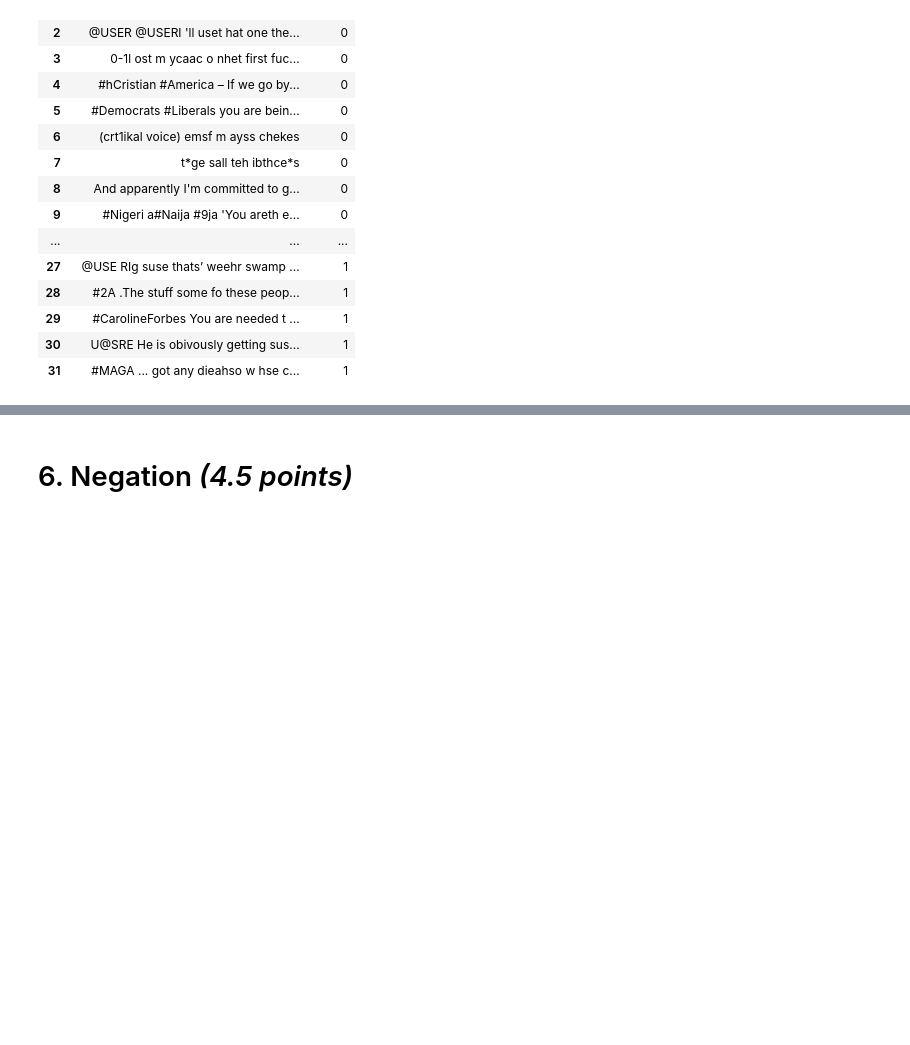
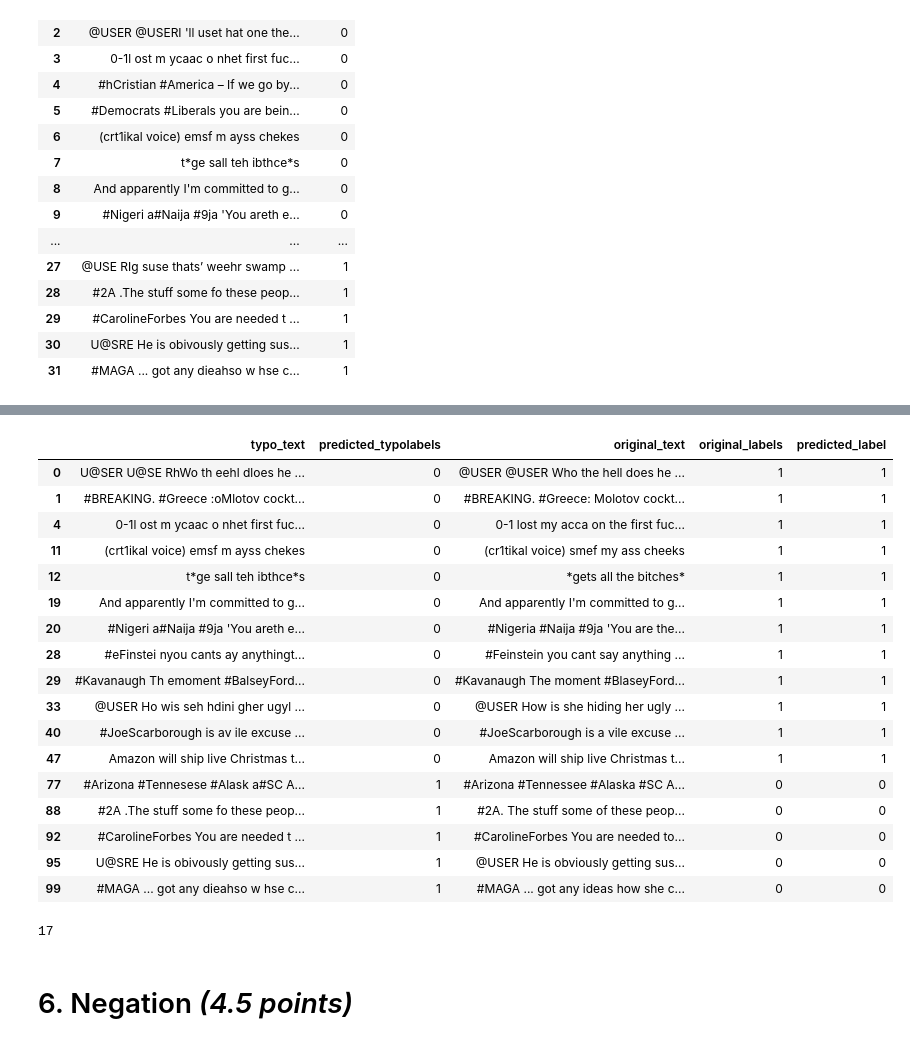
Before and after one commit to melisnv/natural-language-processing-projects, a Jupyter notebook: Assignment II NLP/error_analysis_with_checklist.ipynb, the cells around one changed output, grey strips where cells are left out. Cells and saved outputs as stored; diff of their text form; code cells hidden in the pictures; blank space fills up the shorter version.

```diff
--- a/Assignment II NLP/error_analysis_with_checklist.ipynb
+++ b/Assignment II NLP/error_analysis_with_checklist.ipynb
@@ -99,6 +99,7 @@ model = ClassificationModel("bert", "/content/drive/MyDrive/NLP/error_analyse_mo
 # %%
 #model.train_model(train_data)
 # %%
+predictions, raw_output = model.predict(list(data['text']))
 predictions2, raw_outputs2 = model.predict(list(data_typo2['text']))
 predictions4, raw_outputs4 = model.predict(list(data_typo4['text']))
 predictions6, raw_outputs6 = model.predict(list(data_typo6['text']))
@@ -272,0 +278,5 @@ failed_examples
+# %%
+success_df = pd.DataFrame({'typo_text':predicted_typo_labels10['text'], 'predicted_typolabels': predicted_typo_labels10['labels'],
+                           'original_text':data['text'],'original_labels':data['labels'],
+                           'predicted_label':predictions})
+success_df.head()
@@ -272,0 +290,3 @@ failed_examples
+# %%
+filtered_df = success_df[((success_df['original_labels'] == 0) & (success_df['predicted_label'] == 0)) | ((success_df['original_labels'] == 1) & (success_df['predicted_label'] == 1))]
+filtered_df.head()
@@ -273,3 +300,28 @@ failed_examples
+# %%
+filtered_df[((filtered_df['predicted_typolabels'] == 0) & (filtered_df['predicted_label'] == 1)) | ((filtered_df['predicted_typolabels'] == 1) & (filtered_df['predicted_label'] == 0))]
+# %% [output]
+|  | typo_text | predicted_typolabels | original_text | original_labels | predicted_label |
+| 0 | U@SER U@SE RhWo th eehl dloes he ... | 0 | @USER @USER Who the hell does he ... | 1 | 1 |
+| 1 | #BREAKING. #Greece :oMlotov cockt... | 0 | #BREAKING. #Greece: Molotov cockt... | 1 | 1 |
+| 4 | 0-1l ost m ycaac o nhet first fuc... | 0 | 0-1 lost my acca on the first fuc... | 1 | 1 |
+| 11 | (crt1ikal voice) emsf m ayss chekes | 0 | (cr1tikal voice) smef my ass cheeks | 1 | 1 |
+| 12 | t*ge sall teh ibthce*s | 0 | *gets all the bitches* | 1 | 1 |
+| 19 | And apparently I'm committed to g... | 0 | And apparently I'm committed to g... | 1 | 1 |
+| 20 | #Nigeri a#Naija #9ja 'You areth e... | 0 | #Nigeria #Naija #9ja 'You are the... | 1 | 1 |
+| 28 | #eFinstei nyou cants ay anythingt... | 0 | #Feinstein you cant say anything ... | 1 | 1 |
+| 29 | #Kavanaugh Th emoment #BalseyFord... | 0 | #Kavanaugh The moment #BlaseyFord... | 1 | 1 |
+| 33 | @USER Ho wis seh hdini gher ugyl ... | 0 | @USER How is she hiding her ugly ... | 1 | 1 |
+| 40 | #JoeScarborough is av ile excuse ... | 0 | #JoeScarborough is a vile excuse ... | 1 | 1 |
+| 47 | Amazon will ship live Christmas t... | 0 | Amazon will ship live Christmas t... | 1 | 1 |
+| 77 | #Arizona #Tennesese #Alask a#SC A... | 1 | #Arizona #Tennessee #Alaska #SC A... | 0 | 0 |
+| 88 | #2A .The stuff some fo these peop... | 1 | #2A. The stuff some of these peop... | 0 | 0 |
+| 92 | #CarolineForbes You are needed t ... | 1 | #CarolineForbes You are needed to... | 0 | 0 |
+| 95 | U@SRE He is obivously getting sus... | 1 | @USER He is obviously getting sus... | 0 | 0 |
+| 99 | #MAGA ... got any dieahso w hse c... | 1 | #MAGA ... got any ideas how she c... | 0 | 0 |
+# %%
+len(filtered_df[((filtered_df['predicted_typolabels'] == 0) & (filtered_df['predicted_label'] == 1)) | ((filtered_df['predicted_typolabels'] == 1) & (filtered_df['predicted_label'] == 0))])
+# %% [output]
+17
 # %% [markdown]
 # 6. Negation *(4.5 points)*
 # %%
```
Also changed, not shown: parts of 22 cells of this notebook.
